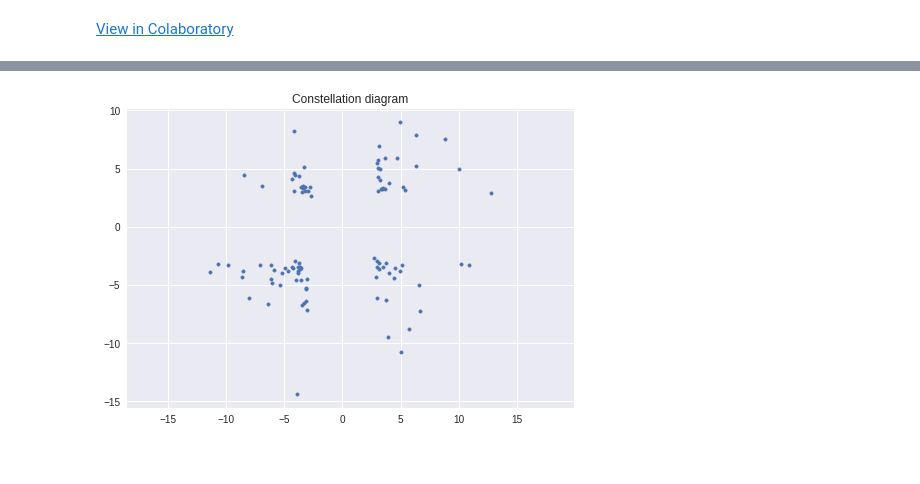
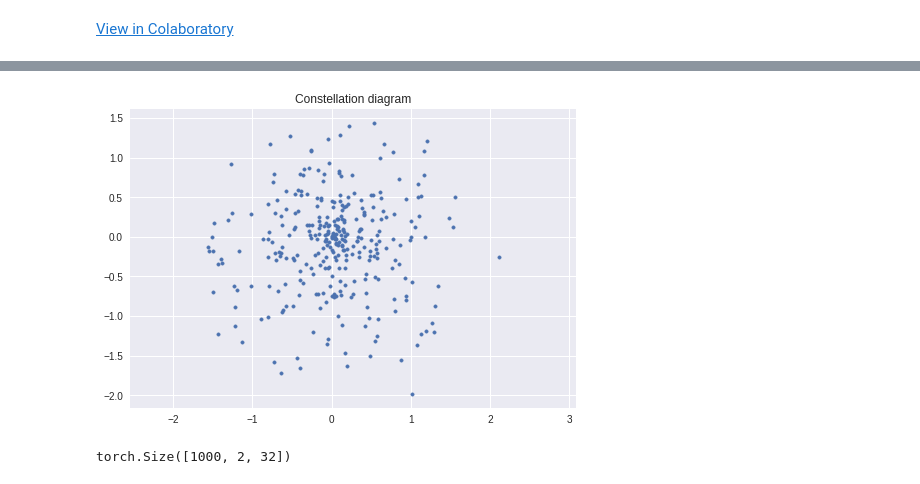
Before and after one commit to planewave/coherent_receiver_with_CNN, a Jupyter notebook: equalization.ipynb, the cells around one changed output, grey strips where cells are left out. Cells and saved outputs as stored; diff of their text form; code cells hidden in the pictures.

```diff
--- a/equalization.ipynb
+++ b/equalization.ipynb
@@ -91,9 +90,10 @@ sig_pass = np.real(sig_pulse*carrier)
 # %%
 # channel
 hp = np.zeros(5*32) # 5 ms
-hp[0], hp[38], hp[90], hp[127] = 1, 0.7, 0.4, 0.3
+hp[0], hp[38], hp[90], hp[127] = 1, 0.0, 0.0, 0.0
+# hp[0], hp[38], hp[90], hp[127] = 1, 0.0, 0.4, 0.3
 sig_ch = np.convolve(sig_pass, hp)[0:sig_pass.size]+ \
-        0.5*np.random.randn(sig_pass.size)
+        0.3*np.random.randn(sig_pass.size)
 # plt.plot(hp)
 # plt.show()
 # %%
@@ -232,0 +170,33 @@ Epoch: 90 accuracy: 1.0
+# %%
+# training
+rec = np.zeros((SYMB, 2, 32))
+for epoch in range(100):
+    msg = np.random.randint(0, M, SYMB)
+    sig_mod = np.exp(1j*(np.pi/M+msg*(2*np.pi/M)))
+    sig_up = upsample(sig_mod, sps)
+    sig_pulse = np.convolve(sig_up, rrc)
+    sig_pass = np.real(sig_pulse*carrier)
+    sig_ch = np.convolve(sig_pass, hp)[0:sig_pass.size]+ \
+        0.5*np.random.randn(sig_pass.size)
+    sig_base = sig_ch*np.conj(carrier)
+    for symb_ind in range(SYMB):
+        rec[symb_ind, 0, :] = sig_base[symb_ind: symb_ind+32].real
+        rec[symb_ind, 1, :] = sig_base[symb_ind: symb_ind+32].imag
+    rec_ts = torch.tensor(rec, device=device, dtype=dtype)/10
+
+
+    net_out = net(rec_ts)
+    target = torch.tensor([sig_mod.real, sig_mod.imag],
+                          dtype=dtype, device=device).transpose(0, 1)
+    loss = loss_func(net_out, target)
+    optimizer.zero_grad()               # clear gradients for this training step
+    loss.backward()                     # backpropagation, compute gradients
+    optimizer.step()
+
+    if epoch%10 == 0:
+#         prediction = torch.max(nn.functional.softmax(est, 1), 1)[1]
+#         accu = torch.sum(prediction == target).item()/prediction.size(0)
+#         print('Epoch:', epoch, 'accuracy:', accu)
+
+        print('MSE: %7.3f'% loss.item())
+#
@@ -233,9 +214,18 @@ Epoch: 90 accuracy: 1.0
 # %%
-plt.scatter(x.detach().cpu().numpy(), y.detach().cpu().numpy(), marker='.')
+# net_out = net(rec)
+# plt.scatter(net_out[:, 0].detach().cpu().numpy(),
+#             net_out[:, 1].detach().cpu().numpy(), marker='.')
+
+plt.scatter(sig_base[symb_ind: symb_ind+320].real,
+            sig_base[symb_ind: symb_ind+320].imag, marker='.')
 plt.axis('equal')
 plt.title('Constellation diagram')
 # plt.ylim(-20, 20)
 # plt.xlim(-20, 20)
 plt.show()
 # %% [output]
-[figure, old version]
+[figure, new version]
+# %%
+rec_ts.shape
+# %% [output]
+torch.Size([1000, 2, 32])
```
Also changed, not shown: parts of 9 cells of this notebook.
